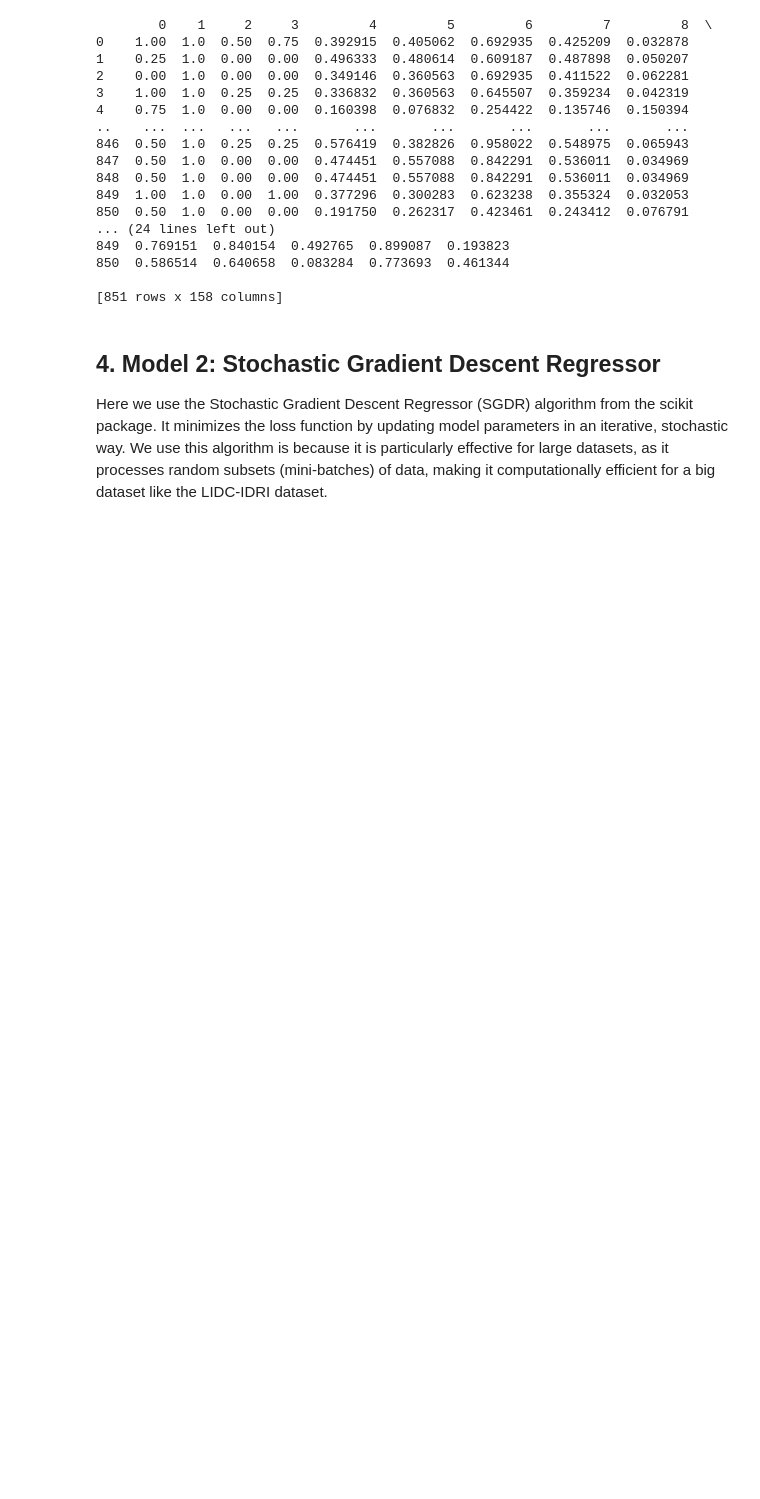
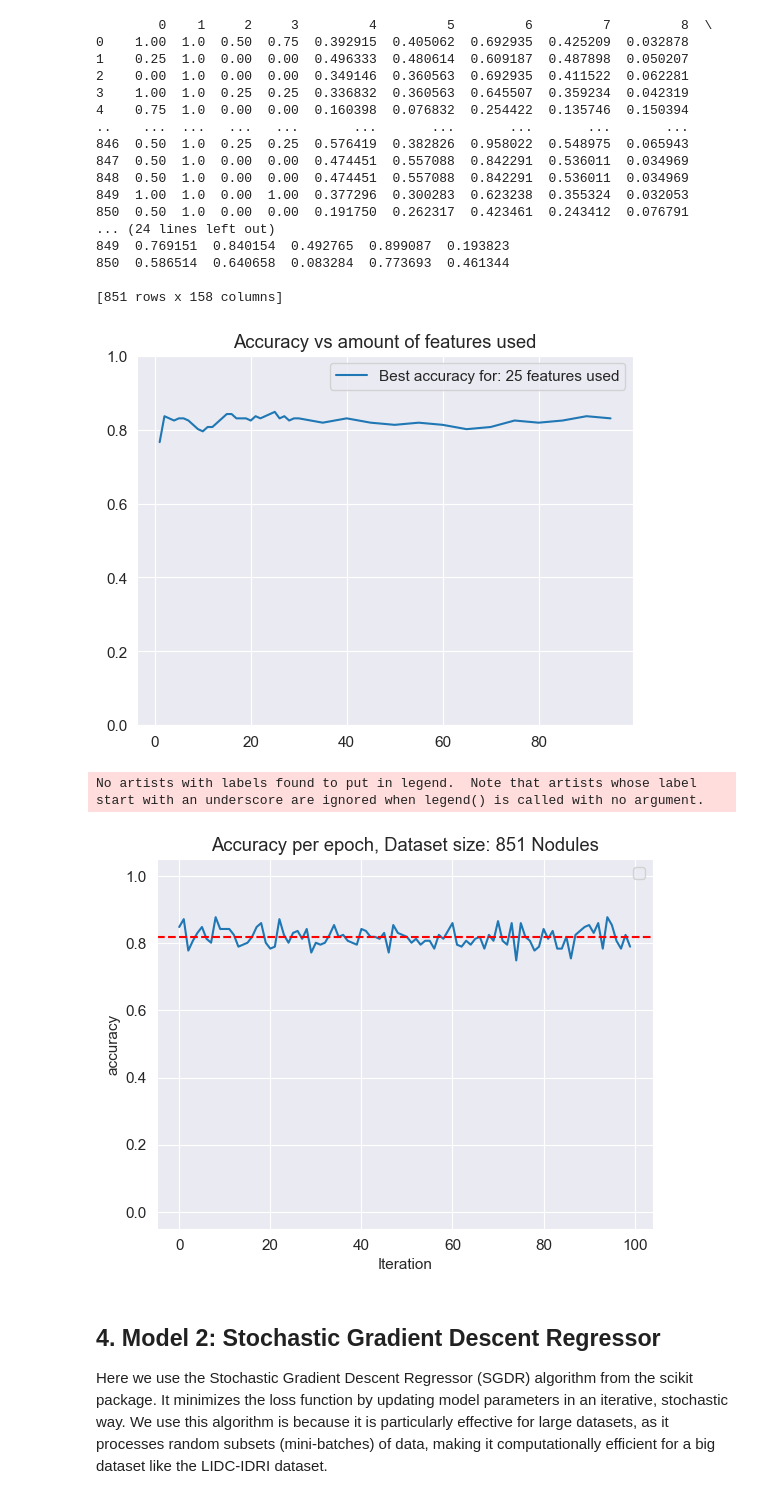
Before and after one commit to IA-DS-G4/LAB, a Jupyter notebook: pyradiomics/pyradiomics.ipynb, the cells around one changed output. Cells and saved outputs as stored; diff of their text form; code cells hidden in the pictures; blank space fills up the shorter version.

```diff
--- a/pyradiomics/pyradiomics.ipynb
+++ b/pyradiomics/pyradiomics.ipynb
@@ -312,7 +332,7 @@ test_size= 0.2
 def LSVC(X,Y,iterations, test_size):
     e = np.arange(0, iterations)
     acc_array = np.array([])
-    model = LinearSVC()
+    model = LinearSVC(dual=True,max_iter=5000)
     for i in e:
         # divide training and test data
         X_train, X_test, y_train, y_test = train_test_split(X, Y, test_size=test_size)
@@ -330,37 +350,42 @@ def LSVC(X,Y,iterations, test_size):
     plt.plot(e, acc_array)
     plt.rcParams['font.size'] = '11'
     #plt.figure(figsize=(8, 6), dpi=1000)
     plt.title('Accuracy per epoch, ' + "Dataset size: " + str(len(X)) + ' Nodules')
     plt.legend()
     plt.xlabel('Iteration')
     plt.ylabel('accuracy')
     plt.ylim(-0.05, 1.05)
     plt.axhline(mean_acc, color='red', linestyle='dashed', label='Mean accuracy')
-    plt.sho
+    plt.show()
+    return
 
 def feature_amount(X,Y,test_size, feature_prop):
     acc_array = []
-    model = LinearSVC()
+    model = LinearSVC(dual=True,max_iter=5000)
     for p in feature_prop:
         X_new, f_statistic, p_values = f_selection_Percentile(X_all,Y,p)
         X_train, X_test, y_train, y_test = train_test_split(X_new, Y, test_size=test_size, random_state=1)
         model.fit(X_train, y_train)
         predictions = model.predict(X_test)
         accuracy = accuracy_score(y_test, predictions)
         acc_array = np.append(acc_array, accuracy)
         max_acc = np.argmax(acc_array)
         best_perf = feature_prop[max_acc]
     #plotting
-    plt.plot(feature_prop,acc_array, label='Best accuracy for: {}'.format(best_perf))
+    plt.plot(feature_prop,acc_array, label='Best accuracy for: {} features used'.format(best_perf))
     plt.legend()
     plt.title('Accuracy vs amount of features used')
     plt.ylim(0,1)
     plt.show()
     return
 
-
+# here we experiment which amount of features is the optimal amount for est accuracy
 feature_amount(X,Y,test_size, feature_prop)
 LSVC(X,Y,100, test_size)
+# %% [output]
+[figure, added]
+No artists with labels found to put in legend.  Note that artists whose label start with an underscore are ignored when legend() is called with no argument.
+[figure, added]
 # %% [markdown]
 ## 4. <a id='model2'>Model 2: Stochastic Gradient Descent Regressor</a>
 
```
Also changed, not shown: parts of 3 cells of this notebook, 2 other files.
